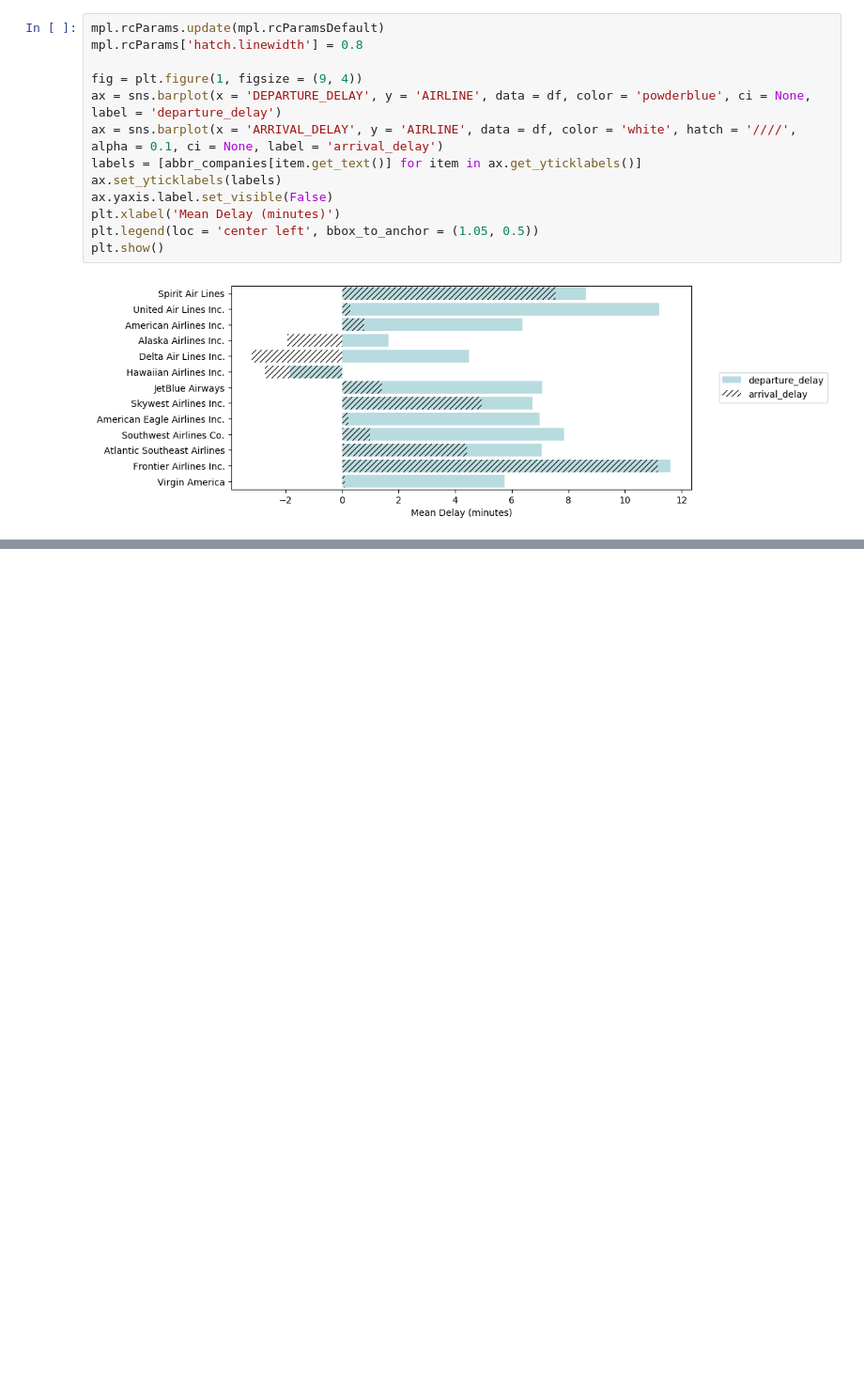
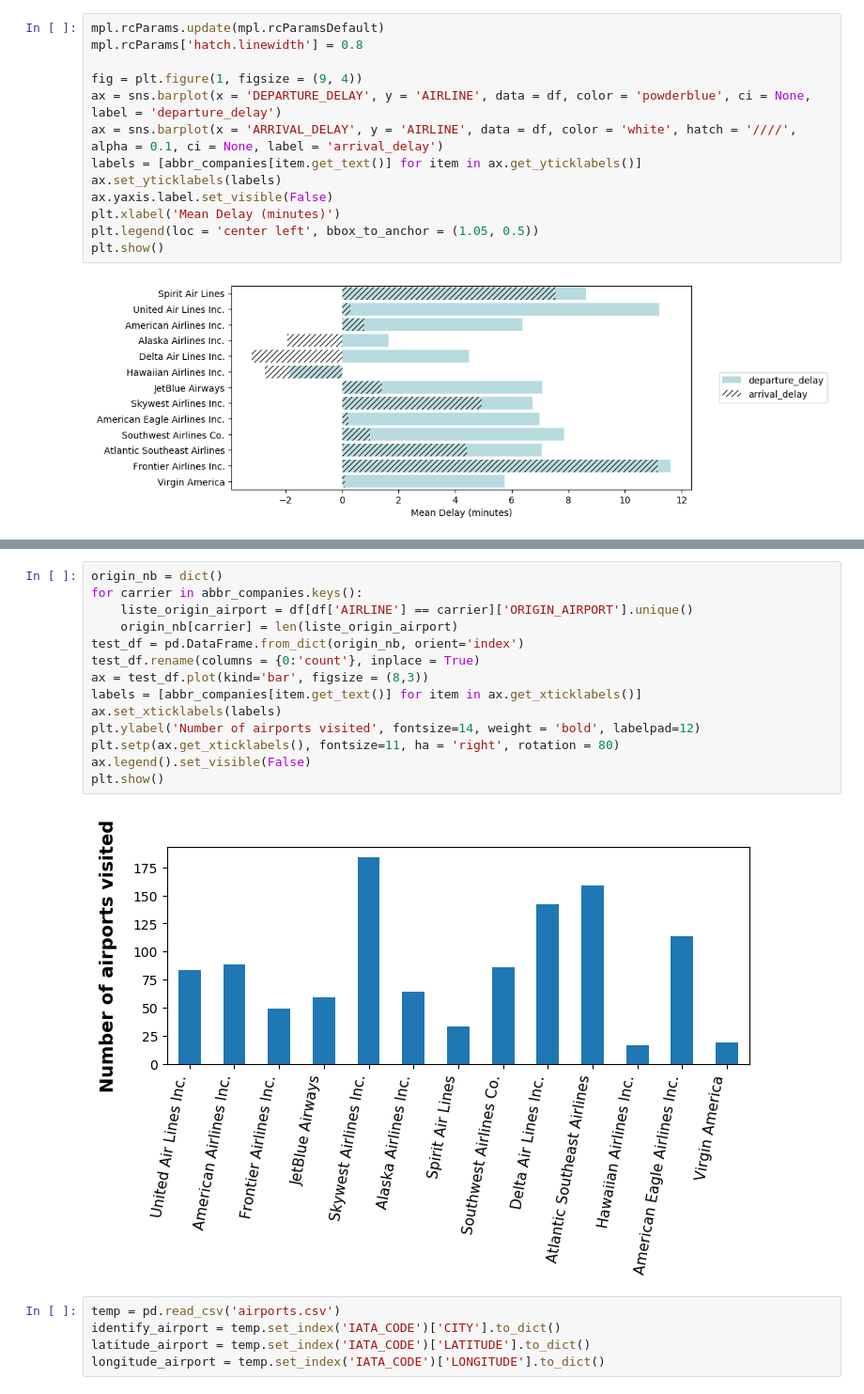
Before and after one commit to INFO6105-Data-Science/Predict-Flight-Delay, a Jupyter notebook: FlightDataAnalysis.ipynb, the cells around one changed output, grey strips where cells are left out. Shown at 94% size. Drawn from its saved outputs; the diff is of its cells as text; blank space fills up the shorter version.

```diff
--- a/FlightDataAnalysis.ipynb
+++ b/FlightDataAnalysis.ipynb
@@ -345,0 +356,21 @@ plt.show()
+# %%
+origin_nb = dict()
+for carrier in abbr_companies.keys():
+    liste_origin_airport = df[df['AIRLINE'] == carrier]['ORIGIN_AIRPORT'].unique()
+    origin_nb[carrier] = len(liste_origin_airport)
+test_df = pd.DataFrame.from_dict(origin_nb, orient='index')
+test_df.rename(columns = {0:'count'}, inplace = True)
+ax = test_df.plot(kind='bar', figsize = (8,3))
+labels = [abbr_companies[item.get_text()] for item in ax.get_xticklabels()]
+ax.set_xticklabels(labels)
+plt.ylabel('Number of airports visited', fontsize=14, weight = 'bold', labelpad=12)
+plt.setp(ax.get_xticklabels(), fontsize=11, ha = 'right', rotation = 80)
+ax.legend().set_visible(False)
+plt.show()
+# %% [output]
+[figure, added]
+# %%
+temp = pd.read_csv('airports.csv')
+identify_airport = temp.set_index('IATA_CODE')['CITY'].to_dict()
+latitude_airport = temp.set_index('IATA_CODE')['LATITUDE'].to_dict()
+longitude_airport = temp.set_index('IATA_CODE')['LONGITUDE'].to_dict()
```
Also changed, not shown: parts of 6 cells of this notebook.
